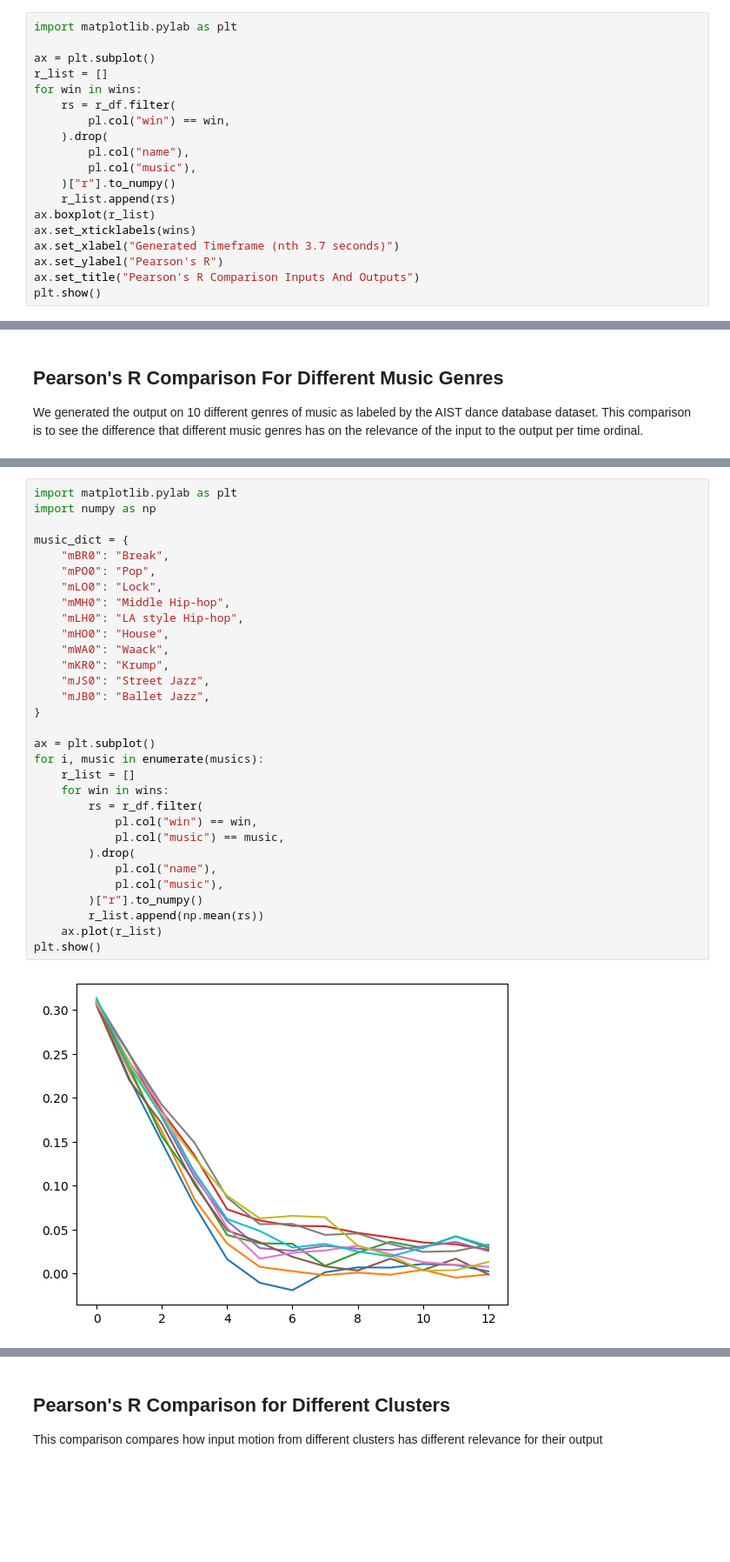
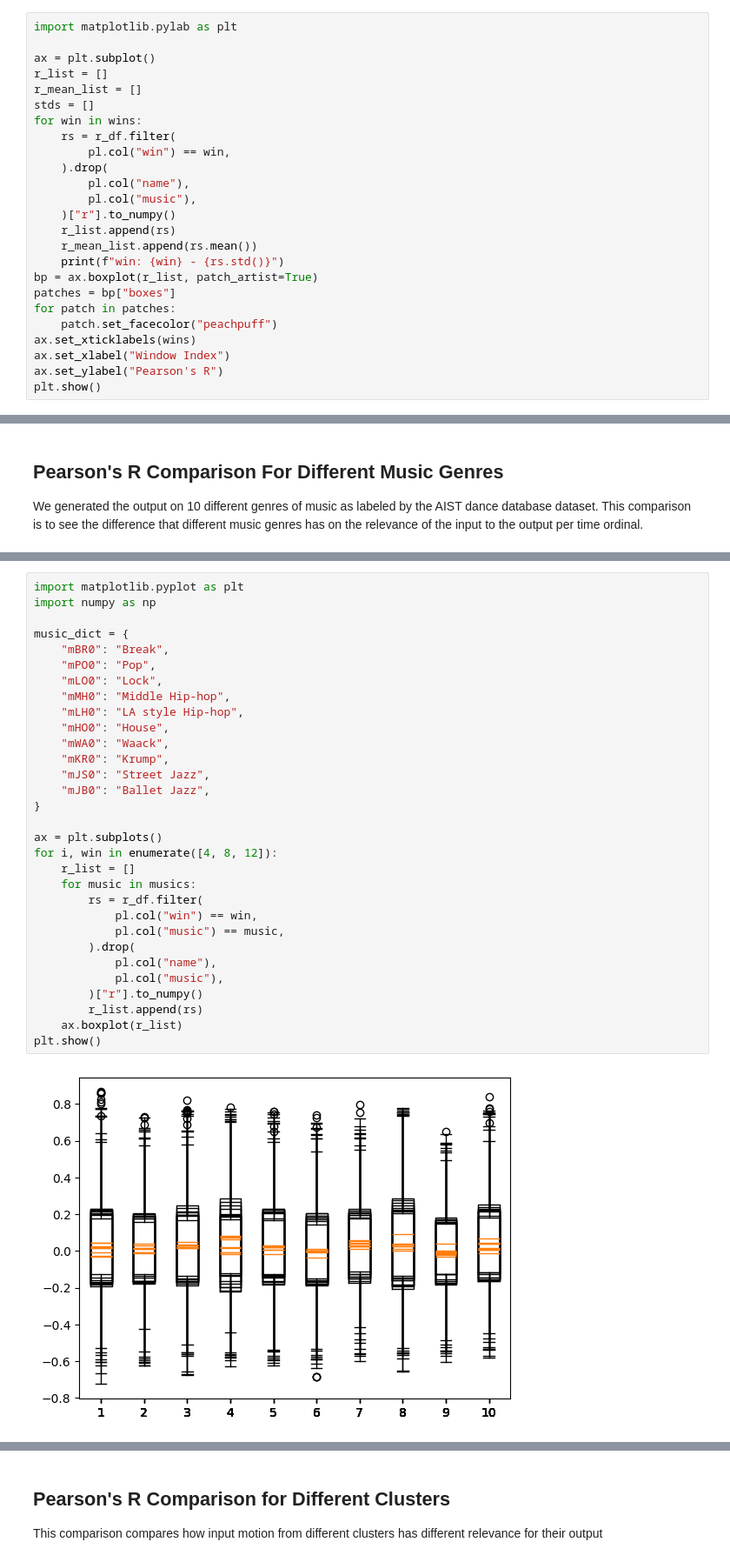
Before and after one commit to yangmma/dance-ai-research-project, a Jupyter notebook: src/utils/laban_analysis/analysis_generated.ipynb, the cells around one changed output, grey strips where cells are left out. Shown: that part at 87% size. Saved outputs shown, nothing was run; the diff lists cells and outputs as text; blank space fills up the shorter version.

```diff
--- a/src/utils/laban_analysis/analysis_generated.ipynb
+++ b/src/utils/laban_analysis/analysis_generated.ipynb
@@ -183,6 +183,8 @@ import matplotlib.pylab as plt
 
 ax = plt.subplot()
 r_list = []
+r_mean_list = []
+stds = []
 for win in wins:
     rs = r_df.filter(
         pl.col("win") == win,
@@ -191,10 +193,14 @@ for win in wins:
         pl.col("music"),
     )["r"].to_numpy()
     r_list.append(rs)
-ax.boxplot(r_list)
+    r_mean_list.append(rs.mean())
+    print(f"win: {win} - {rs.std()}")
+bp = ax.boxplot(r_list, patch_artist=True)
+patches = bp["boxes"]
+for patch in patches:
+    patch.set_facecolor("peachpuff")
 ax.set_xticklabels(wins)
-ax.set_xlabel("Generated Timeframe (nth 3.7 seconds)")
+ax.set_xlabel("Window Index")
 ax.set_ylabel("Pearson's R")
-ax.set_title("Pearson's R Comparison Inputs And Outputs")
 plt.show()
 # %% [output]
@@ -207,33 +268,33 @@ This comparison is to see the difference that different music genres has on the
 # %%
-import matplotlib.pylab as plt
+import matplotlib.pyplot as plt
 import numpy as np
 
 music_dict = {
     "mBR0": "Break",
     "mPO0": "Pop",
     "mLO0": "Lock",
     "mMH0": "Middle Hip-hop",
     "mLH0": "LA style Hip-hop",
     "mHO0": "House",
     "mWA0": "Waack",
     "mKR0": "Krump",
     "mJS0": "Street Jazz",
     "mJB0": "Ballet Jazz",
 }
 
-ax = plt.subplot()
-for i, music in enumerate(musics):
+ax = plt.subplots()
+for i, win in enumerate([4, 8, 12]):
     r_list = []
-    for win in wins:
+    for music in musics:
         rs = r_df.filter(
             pl.col("win") == win,
             pl.col("music") == music,
         ).drop(
             pl.col("name"),
             pl.col("music"),
         )["r"].to_numpy()
-        r_list.append(np.mean(rs))
-    ax.plot(r_list)
+        r_list.append(rs)
+    ax.boxplot(r_list)
 plt.show()
 # %% [output]
-[figure, old version]
+[figure, new version]
```
Also changed, not shown: parts of 17 cells of this notebook, 7 other files.
